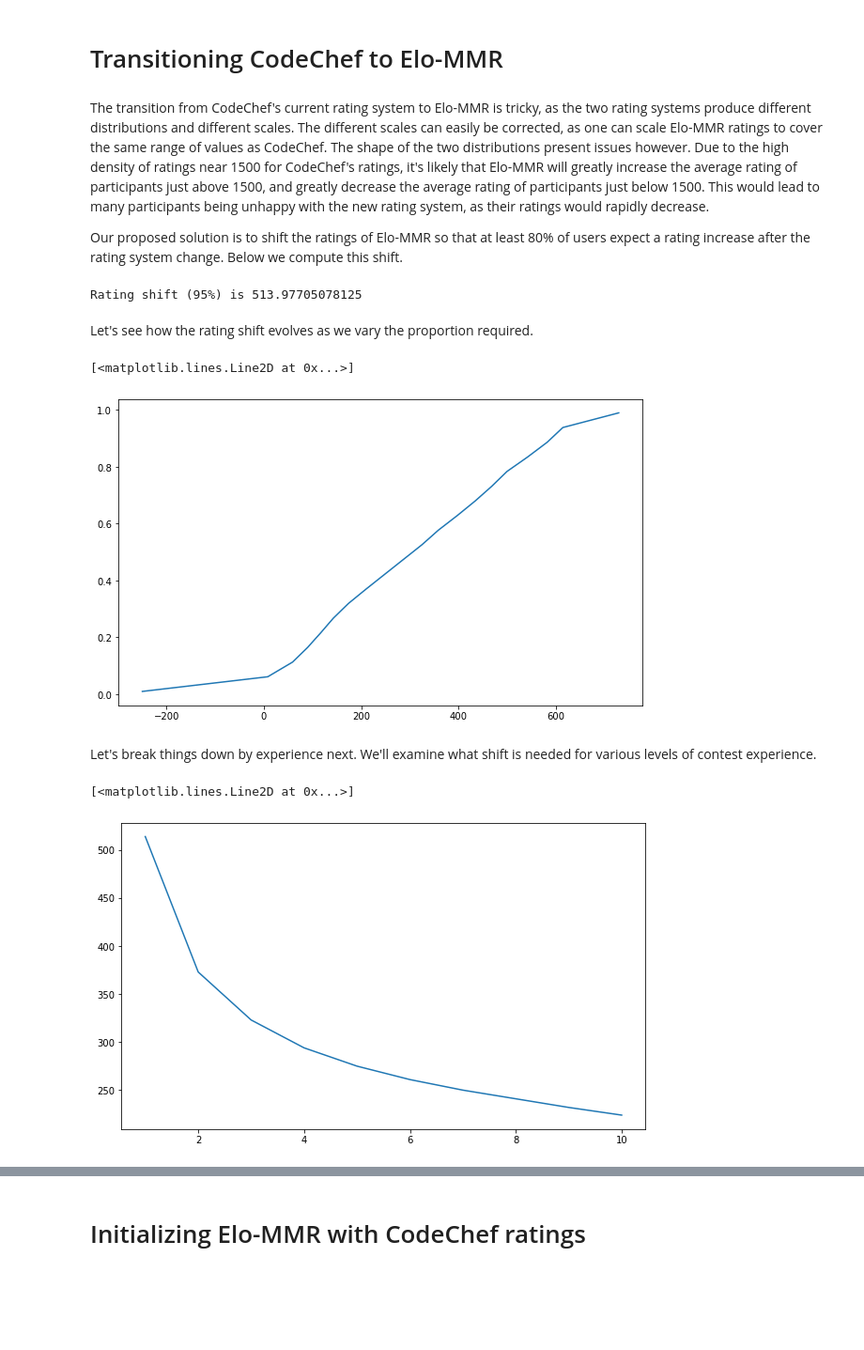
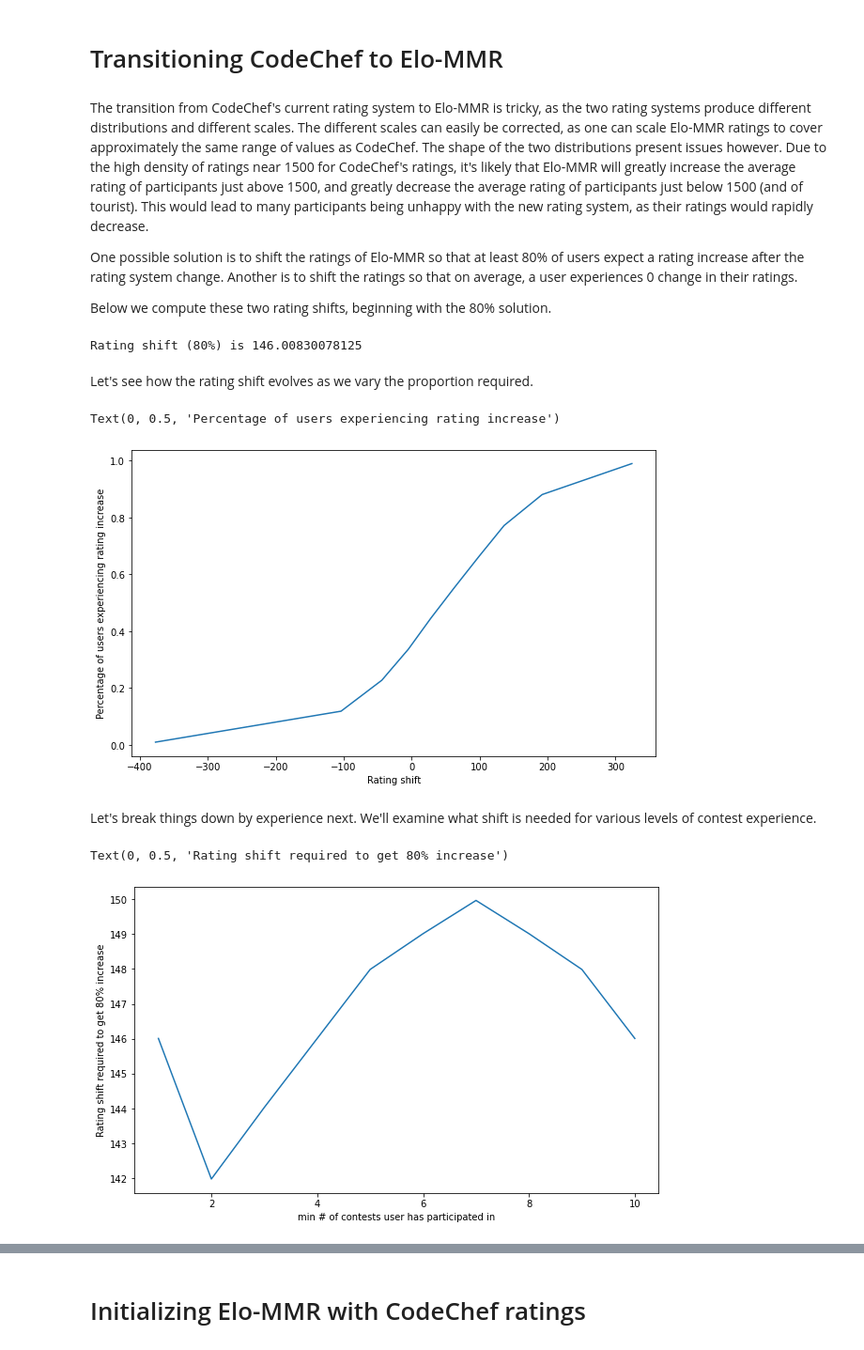
Before and after one commit to EbTech/Elo-MMR, a Jupyter notebook: scripts/notebooks/codechef-experiments.ipynb, the cells around one changed output, grey strips where cells are left out. Shown at 94% size. Drawn from its saved outputs; the diff is of its cells as text; code cells hidden in the pictures; blank space fills up the shorter version.

```diff
--- a/scripts/notebooks/codechef-experiments.ipynb
+++ b/scripts/notebooks/codechef-experiments.ipynb
@@ -70,3 +67,23 @@ for contest in tqdm(all_contests):
+# %%
+# Go through history of contests and get number of contests participated in by each user
+# Also compute some mappings of contest names to contest ids
+num_contests = defaultdict(int)
+for contest in tqdm(all_contests):
+    ranks = json.load(open(f'{raw_contests}/{contest}'))
+    cid = int(contest[:-5])
+    contest_name = ranks['name']
+
+    name_to_id[ranks['name']] = cid
+    id_to_name[cid] = contest_name
+    name_to_time[contest_name] = ranks['time_seconds']
+
+    for user in [user_map[int(r[0])] for r in ranks['standings']]:
+        num_contests[user] += 1
+
+    if contest_name in checkpoint_contests:
+        # Save number of contests participated in by each user
+        df = pd.DataFrame(data={'username': list(num_contests.keys()), 'num_contests': list(num_contests.values())})
+        df.to_csv(f'{root_dir}/elommr-checkpoints/codechef/{contest_name}_numcontests.csv')
 # %% [markdown]
 ## Measuring accuracy: rank deviation
 # %% [markdown]
@@ -111,6 +128,7 @@ for contest in tqdm(checkpoint_contests):
     mmr_rank = pd.read_csv(f'{elommr_dir}/{contest}.csv')
     # Translate handle ids to actual usernames
     mmr_rank.handle = mmr_rank.handle.apply(lambda x: user_map[x])
+    mmr_rank['username'] = mmr_rank.handle
     rate_name_mmr = defaultdict(lambda: default_rating)
     rate_name_mmr.update(dict(zip(mmr_rank.handle, mmr_rank.display_rating)))
 
@@ -129,13 +147,14 @@ for contest in tqdm(checkpoint_contests):
 
     # Get the number of contests each user has participated in thus far
     num_contest_csv = pd.read_csv(f'{elommr_dir}/{contest}_numcontests.csv')
-    num_contests = dict(zip(num_contest_csv.username, num_contest_csv.num_contests))
+    num_contests = defaultdict(int)
+    num_contests.update(dict(zip(num_contest_csv.username, num_contest_csv.num_contests)))
 
     # Compute various statistics over users that have participated in at least 3 contests
     num_participants = len(ranks['standings'])
     for result in ranks['standings']:
         user = user_map[int(result[0])]
-        if user not in num_contests or num_contests[user] < min_experience_level:
+        if num_contests[user] < min_experience_level:
             # Note: num_contests includes the current contest, so an entry of 3 indicates 2 contests have been done
             # before the current one
             continue
@@ -200,5 +222,9 @@ Let's first take a look at the raw ranklists of the top 50. On the left we have
 # %%
 import numpy as np
+
+# Filter out non-active and cheating users
+codechef_rank = pd.DataFrame(filter_users(codechef_rank))
+mmr_rank = pd.DataFrame(filter_users(mmr_rank))
 
 cc_top50 = codechef_rank.iloc[:50]
 mmr_top50 = mmr_rank[['username', 'ratings']].iloc[:50]
@@ -299,14 +370,22 @@ The trend is not perfectly linear, as we saw earlier that the distributions of E
 # %% [markdown]
 # Transitioning CodeChef to Elo-MMR
 # %% [markdown]
-The transition from CodeChef's current rating system to Elo-MMR is tricky, as the two rating systems produce different distributions and different scales. The different scales can easily be corrected, as one can scale Elo-MMR ratings to cover the same range of values as CodeChef. The shape of the two distributions present issues however. Due to the high density of ratings near 1500 for CodeChef's ratings, it's likely that Elo-MMR will greatly increase the average rating of participants just above 1500, and greatly decrease the average rating of participants just below 1500. This would lead to many participants being unhappy with the new rating system, as their ratings would rapidly decrease.
+The transition from CodeChef's current rating system to Elo-MMR is tricky, as the two rating systems produce different distributions and different scales. The different scales can easily be corrected, as one can scale Elo-MMR ratings to cover approximately the same range of values as CodeChef. The shape of the two distributions present issues however. Due to the high density of ratings near 1500 for CodeChef's ratings, it's likely that Elo-MMR will greatly increase the average rating of participants just above 1500, and greatly decrease the average rating of participants just below 1500 (and of tourist). This would lead to many participants being unhappy with the new rating system, as their ratings would rapidly decrease.
 
-Our proposed solution is to shift the ratings of Elo-MMR so that at least 80% of users expect a rating increase after the rating system change. Below we compute this shift.
+One possible solution is to shift the ratings of Elo-MMR so that at least 80% of users expect a rating increase after the rating system change. Another is to shift the ratings so that on average, a user experiences 0 change in their ratings.
+
+Below we compute these two rating shifts, beginning with the 80% solution.
 # %%
+# Refresh these ratings with ratings filtered by active non-cheaters
+rate_name_cc = defaultdict(lambda: default_rating)
+rate_name_cc.update(dict(zip(codechef_rank.username, codechef_rank.ratings)))
+rate_name_mmr = defaultdict(lambda: default_rating)
+rate_name_mmr.update(dict(zip(mmr_rank.handle, mmr_rank.cur_mu)))
+
 def percent_happy(s, explvl=0):
     nsucc, ntot = 0, 0
     for name in rate_name_mmr:
-        if explvl and (name not in num_contests or num_contests[name] < explvl):
+        if num_contests[name] < explvl:
             continue
         if rate_name_cc[name] <= rate_name_mmr[name] + s:
             nsucc += 1
@@ -323,25 +402,29 @@ def compute_shift(prop, explvl=0):
             l = m
     return (l + r) / 2
 
-print('Rating shift (95%) is', compute_shift(0.80))
+print('Rating shift (80%) is', compute_shift(0.80))
 # %% [output]
-Rating shift (95%) is 513.97705078125
+Rating shift (80%) is 146.00830078125
 # %% [markdown]
 Let's see how the rating shift evolves as we vary the proportion required.
 # %%
-X = np.linspace(0.01, 0.99, 20)
+X = np.linspace(0.01, 0.99, 10)
 Y = [compute_shift(x) for x in X]
 plt.plot(Y, X)
+plt.xlabel('Rating shift')
+plt.ylabel('Percentage of users experiencing rating increase')
 # %% [output]
-[<matplotlib.lines.Line2D at 0x...>]
+Text(0, 0.5, 'Percentage of users experiencing rating increase')
-[figure, old version]
+[figure, new version]
 # %% [markdown]
 Let's break things down by experience next. We'll examine what shift is needed for various levels of contest experience.
 # %%
 Y = [compute_shift(0.80, exp) for exp in range(1, 11)]
 X = list(range(1, 11))
 plt.plot(X, Y)
+plt.xlabel('min # of contests user has participated in')
+plt.ylabel('Rating shift required to get 80% increase')
 # %% [output]
-[<matplotlib.lines.Line2D at 0x...>]
+Text(0, 0.5, 'Rating shift required to get 80% increase')
-[figure, old version]
+[figure, new version]
 # %% [markdown]
```
Also changed, not shown: parts of 25 cells of this notebook, 2 other files.
